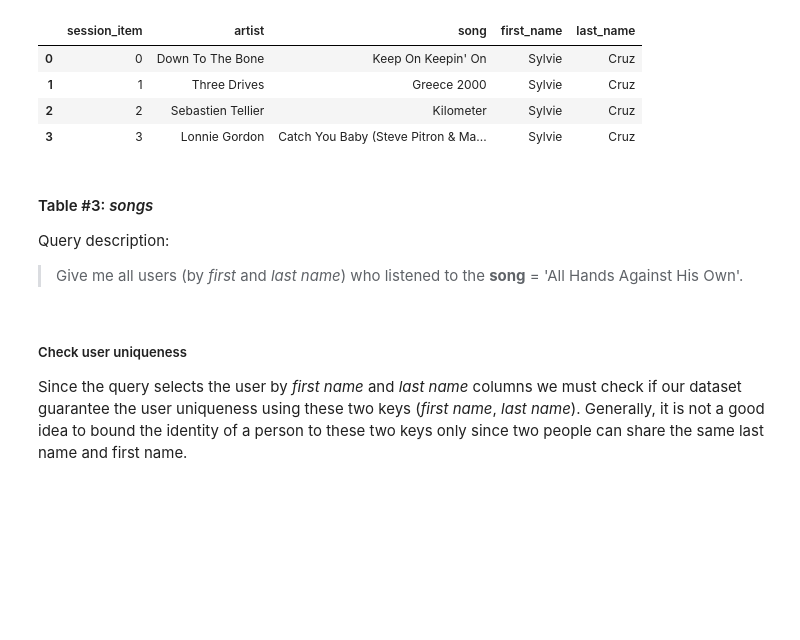
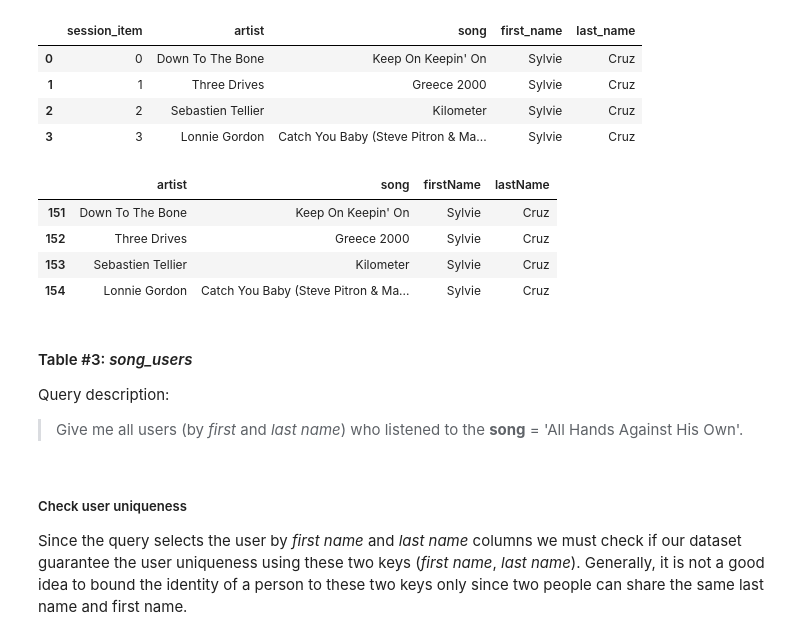
Before and after one commit to amosvoron/udacity-cassandra, a Jupyter notebook: project.ipynb, the cells around one changed output. Saved outputs shown, nothing was run; the diff lists cells and outputs as text; code cells hidden in the pictures; blank space fills up the shorter version.

```diff
--- a/project.ipynb
+++ b/project.ipynb
@@ -425,8 +444,18 @@ pd.DataFrame(data)
 | 1 | 1 | Three Drives | Greece 2000 | Sylvie | Cruz |
 | 2 | 2 | Sebastien Tellier | Kilometer | Sylvie | Cruz |
 | 3 | 3 | Lonnie Gordon | Catch You Baby (Steve Pitron & Ma... | Sylvie | Cruz |
+# %%
+# Check it using pandas dataframe - OK!
+df[(df.userId == 10) & (df.sessionId == 182)].sort_values(by='itemInSession') \
+    .loc[:, ['artist', 'song', 'firstName', 'lastName']]
+# %% [output]
+|  | artist | song | firstName | lastName |
+| 151 | Down To The Bone | Keep On Keepin' On | Sylvie | Cruz |
+| 152 | Three Drives | Greece 2000 | Sylvie | Cruz |
+| 153 | Sebastien Tellier | Kilometer | Sylvie | Cruz |
+| 154 | Lonnie Gordon | Catch You Baby (Steve Pitron & Ma... | Sylvie | Cruz |
 # %% [markdown]
-#### Table #3: *songs*
+#### Table #3: *song_users*
 
 Query description:
 
```
Also changed, not shown: parts of 20 cells of this notebook.
